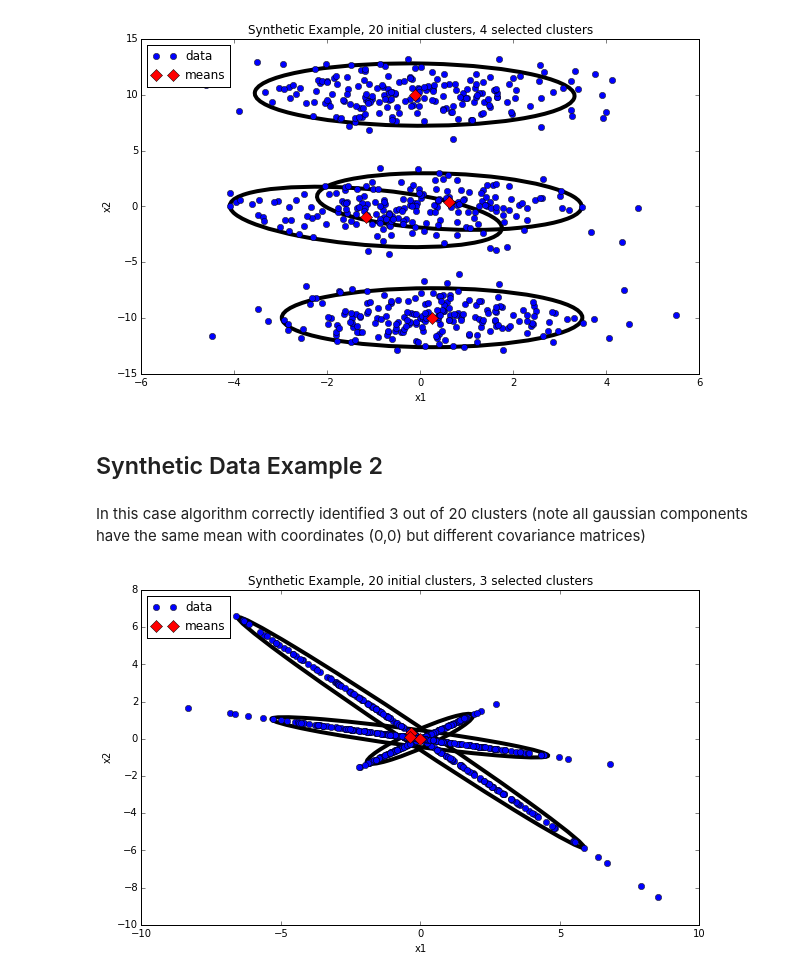
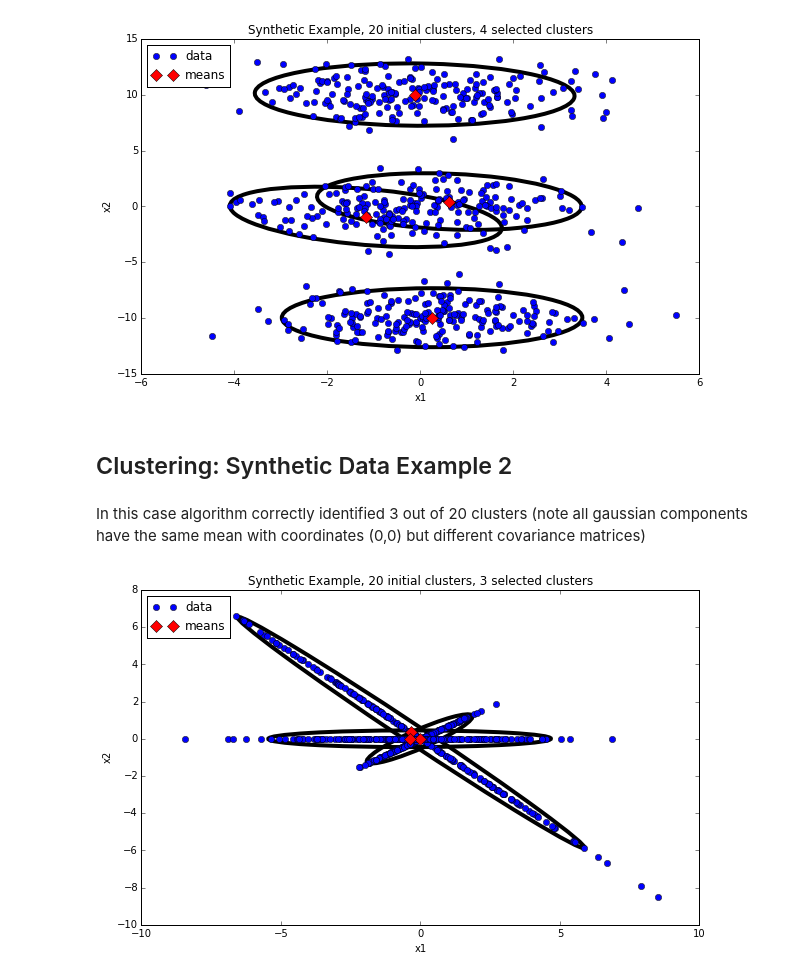
Before and after one commit to AmazaspShumik/sklearn-bayes, a Jupyter notebook: ipython_notebooks_tutorials/mixture_models/example_gaussian_mixture_with_ard.ipynb, the cells around one changed output. Cells and saved outputs as stored; diff of their text form; code cells hidden in the pictures.

```diff
--- a/ipython_notebooks_tutorials/mixture_models/example_gaussian_mixture_with_ard.ipynb
+++ b/ipython_notebooks_tutorials/mixture_models/example_gaussian_mixture_with_ard.ipynb
@@ -141,16 +141,16 @@ sy_gmm_1 = plotter(X,20,'Synthetic Example')
 # %% [output]
 [figure]
 # %% [markdown]
-## Synthetic Data Example 2
+## Clustering: Synthetic Data Example 2
 # %% [markdown]
 In this case algorithm correctly identified 3 out of 20 clusters (note all gaussian components have  the same mean with coordinates (0,0) but different covariance matrices)
 # %%
 X = np.zeros([600,2])
 np.random.seed(0)
 X[0:200,:]   = np.random.multivariate_normal(mean = (0,0), cov = [[3,-2],[5,-8]], size = 200)
 X[200:400,:] = np.random.multivariate_normal(mean = (0,0), cov = [[-10,10],[-10,10]], size = 200)
-X[400:600,:] = np.random.multivariate_normal(mean = (0,0), cov = [[5,-1],[5,-1]], size = 200)
+X[400:600,:] = np.random.multivariate_normal(mean = (0,0), cov = [[5,-1],[-5,-1]], size = 200)
 
 sy_gmm_2 = plotter(X,20,'Synthetic Example', prune_thresh = 1e-5, mfa_max_iter = 10)
 # %% [output]
-[figure, old version]
+[figure, new version]
```
Also changed, not shown: parts of 1 cell of this notebook, 6 other files.
